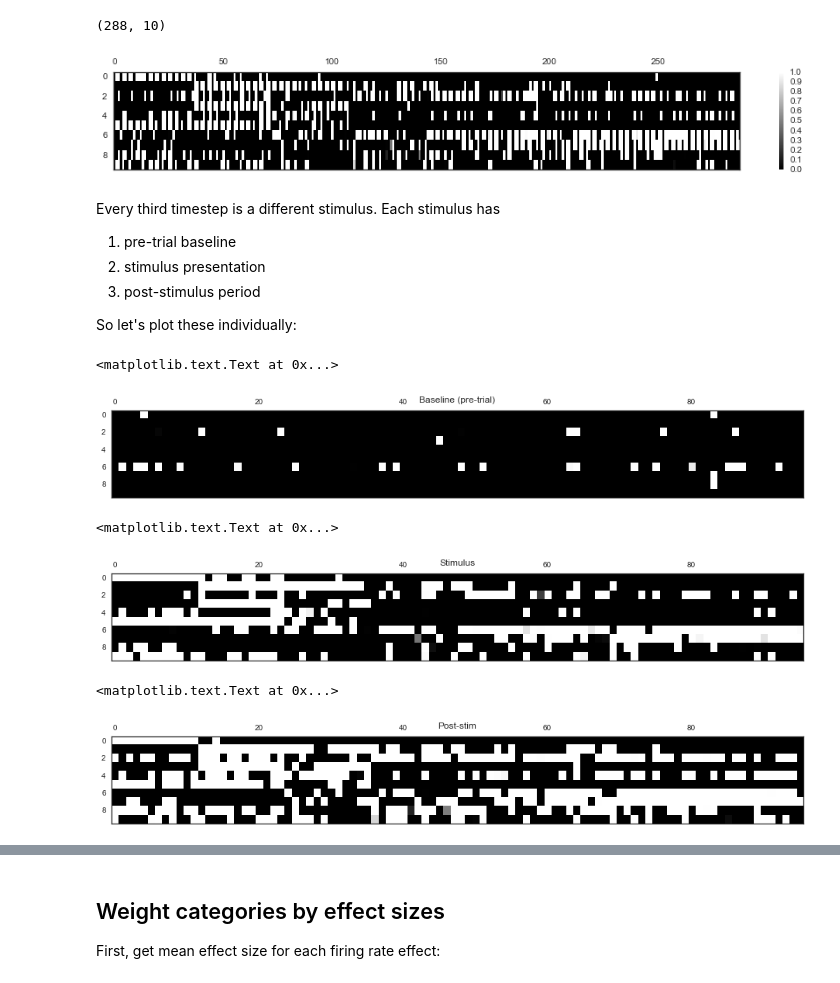
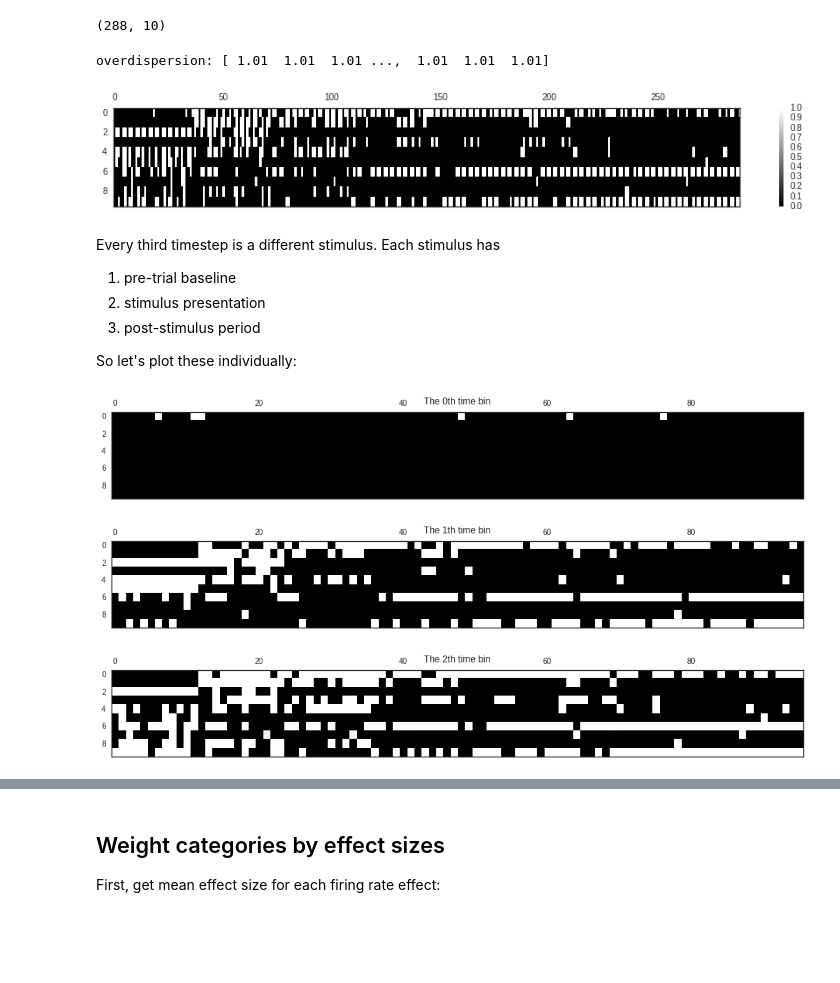
Before and after one commit to pearsonlab/spiketopics, a Jupyter notebook: experiments/imgclust/explore_inferred_states.ipynb, the cells around one changed output, grey strips where cells are left out. Drawn from its saved outputs; the diff is of its cells as text; code cells hidden in the pictures; blank space fills up the shorter version.

```diff
--- a/experiments/imgclust/explore_inferred_states.ipynb
+++ b/experiments/imgclust/explore_inferred_states.ipynb
@@ -13,12 +36,20 @@ sns.set_style('darkgrid')
 savefigs = False
 # %% [markdown]
 # Load in data
-# %%
-infile = 'data/fitted_model_object.pkl'
-gpm = pickle.load(open(infile, 'rb'))
-dt = 0.30
+# %%
+infile = 'fitted_model_object3.pkl'
+
+bins = 3
+bin_stim = 1
+dt = 900 / bins
+
+Nu = 56
+Nstim = 96
+
+with open(infile, 'rb') as f:
+    gpm = pickle.load(f)
 # %%
-df = pd.read_csv('data/prepped_data.csv')
+df = pd.read_csv('data/prepped_data{}.csv'.format(str(bins)))
 df.head()
 # %% [output]
 |  | trial | unit | count | category | time |
@@ -39,0 +63,7 @@ dfmm = df.groupby('time').mean()['count']
+# %%
+# plot the spikes ratio of stimulus to the time bins before stimulus
+for i in range(bin_stim):
+    plt.matshow(dfm.values[:, bin_stim::bins] / dfm.values[:, i::bins],
+            aspect='auto', vmin=1, vmax=3)
+    plt.colorbar();
+    plt.title('Spikes ratio of stimulus to {}th pre-trial'.format(str(i)), y=1.08)
@@ -63,11 +97,16 @@ T, K = xi.shape
 print xi.shape
 # %% [output]
 (288, 10)
+# %%
+print 'overdispersion: ' + str(gpm.nodes['overdispersion'].prior_shape)
+# %% [output]
+overdispersion: [ 1.01  1.01  1.01 ...,  1.01  1.01  1.01]
 # %%
-matshow(xi[:500].T, vmin=0, vmax=1);
+# states of z
+matshow(xi.T, vmin=0, vmax=1);
 plt.colorbar();
 # %% [output]
-[figure, old version]
+[figure, new version]
 # %% [markdown]
 Every third timestep is a different stimulus. Each stimulus has
 1. pre-trial baseline
@@ -75,21 +114,12 @@ Every third timestep is a different stimulus. Each stimulus has
 1. post-stimulus period
 
 So let's plot these individually:
-# %%
-matshow(xi[::3].T, vmin=0, vmax=1)
-plt.title('Baseline (pre-trial)')
-# %% [output]
-<matplotlib.text.Text at 0x...>
-[figure, removed]
 # %%
-matshow(xi[1::3].T, vmin=0, vmax=1)
-plt.title('Stimulus')
+for i in range(bins):
+
+    matshow(xi[i::bins].T, vmin=0, vmax=1)
+    plt.title('The {}th time bin'.format(str(i)))
 # %% [output]
-<matplotlib.text.Text at 0x...>
-[figure, old version]
+[figure, new version]
+[figure, added]
+[figure, added]
-# %%
-matshow(xi[2::3].T, vmin=0, vmax=1)
-plt.title('Post-stim')
-# %% [output]
-<matplotlib.text.Text at 0x...>
-[figure, removed]
```
Also changed, not shown: parts of 43 cells of this notebook, 25 other files.
